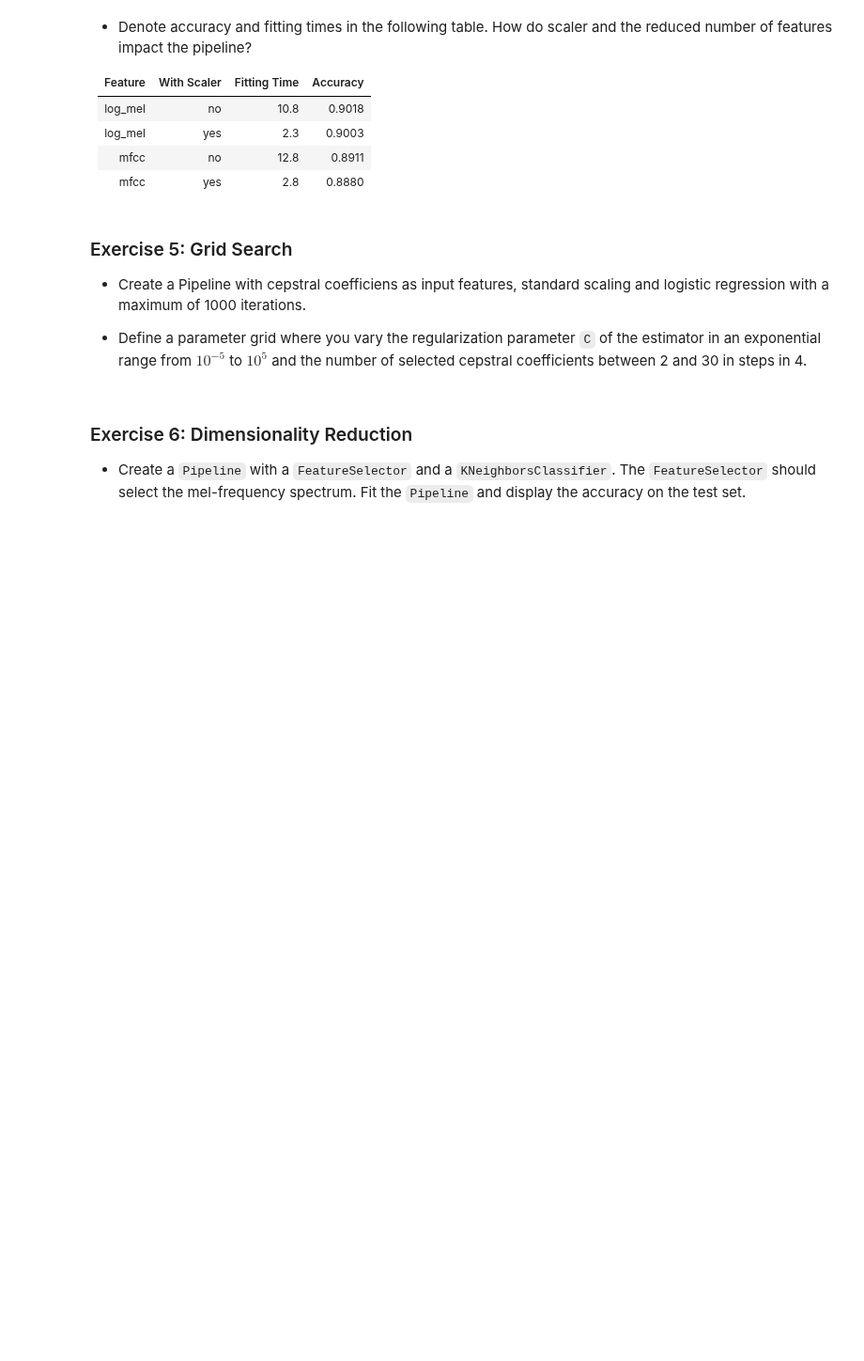
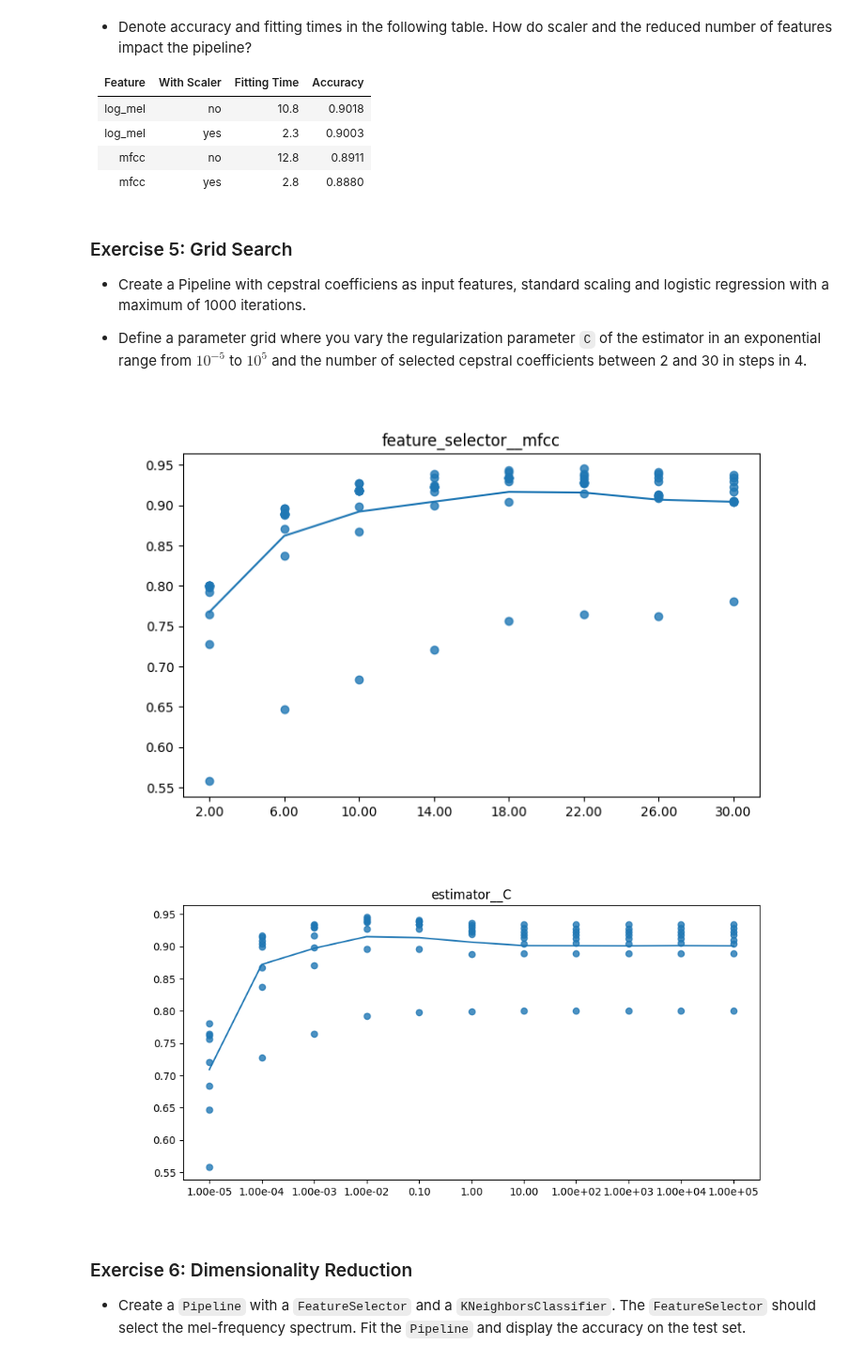
Before and after one commit to kasperikaivola/python-audio-processing, a Jupyter notebook: prerequisites/05_digit_recognition/solution_digit.ipynb, the cells around one changed output. Shown at 94% size. Cells and saved outputs as stored; diff of their text form; code cells hidden in the pictures; blank space fills up the shorter version.

```diff
--- a/prerequisites/05_digit_recognition/solution_digit.ipynb
+++ b/prerequisites/05_digit_recognition/solution_digit.ipynb
@@ -259,3 +257,27 @@ from sklearn.model_selection import GridSearchCV
+# %%
+from sklearn.model_selection import GridSearchCV
+#feature_selector = lib.FeatureSelector(mfcc='all', log_mel=0)
+#mel_train = feature_selector.transform(x_train)
+pipeline = Pipeline([
+    ('feature_selector', lib.FeatureSelector(log_mel=0)),
+    ('scaler', StandardScaler()),
+    ('estimator', LogisticRegression(max_iter=1000))
+], verbose=False)
+
+param_grid = {
+    'feature_selector__mfcc': np.arange(2, 31, 4),
+    'estimator__C': np.logspace(-5, 5, 11)
+}
+# %%
+grid_search = GridSearchCV(pipeline, param_grid, cv=val_split, n_jobs=-1)
+
+# Fit the GridSearchCV object
+fitted_gridsearch = grid_search.fit(x_train, t_train)
+# %%
+lib.analyze_grid_search(fitted_gridsearch)
+# %% [output]
+[figure, added]
+[figure, added]
 # %% [markdown]
 ### Exercise 6: Dimensionality Reduction
 * Create a `Pipeline` with a `FeatureSelector` and a `KNeighborsClassifier`. The
```
Also changed, not shown: parts of 7 cells of this notebook, 4 other files.
